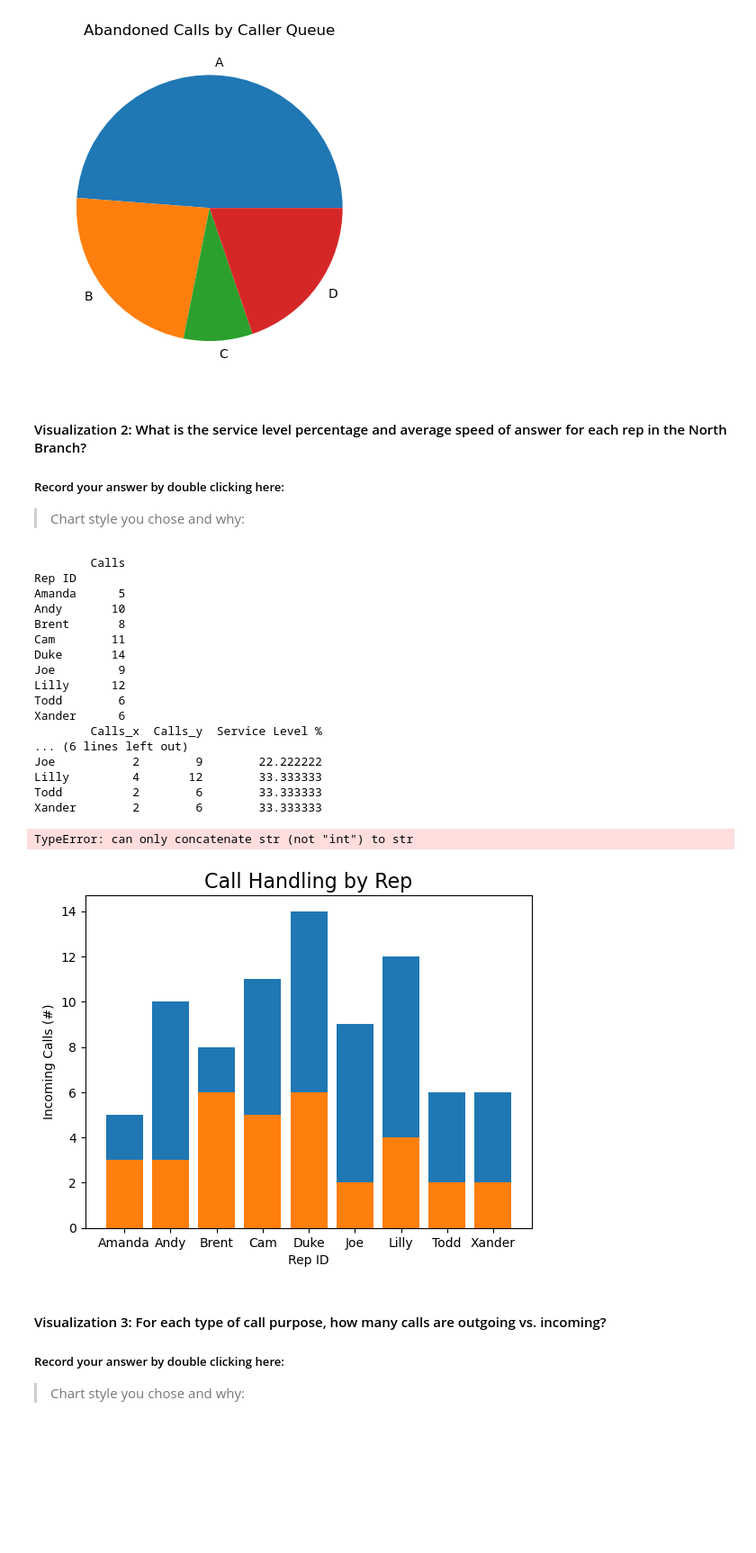
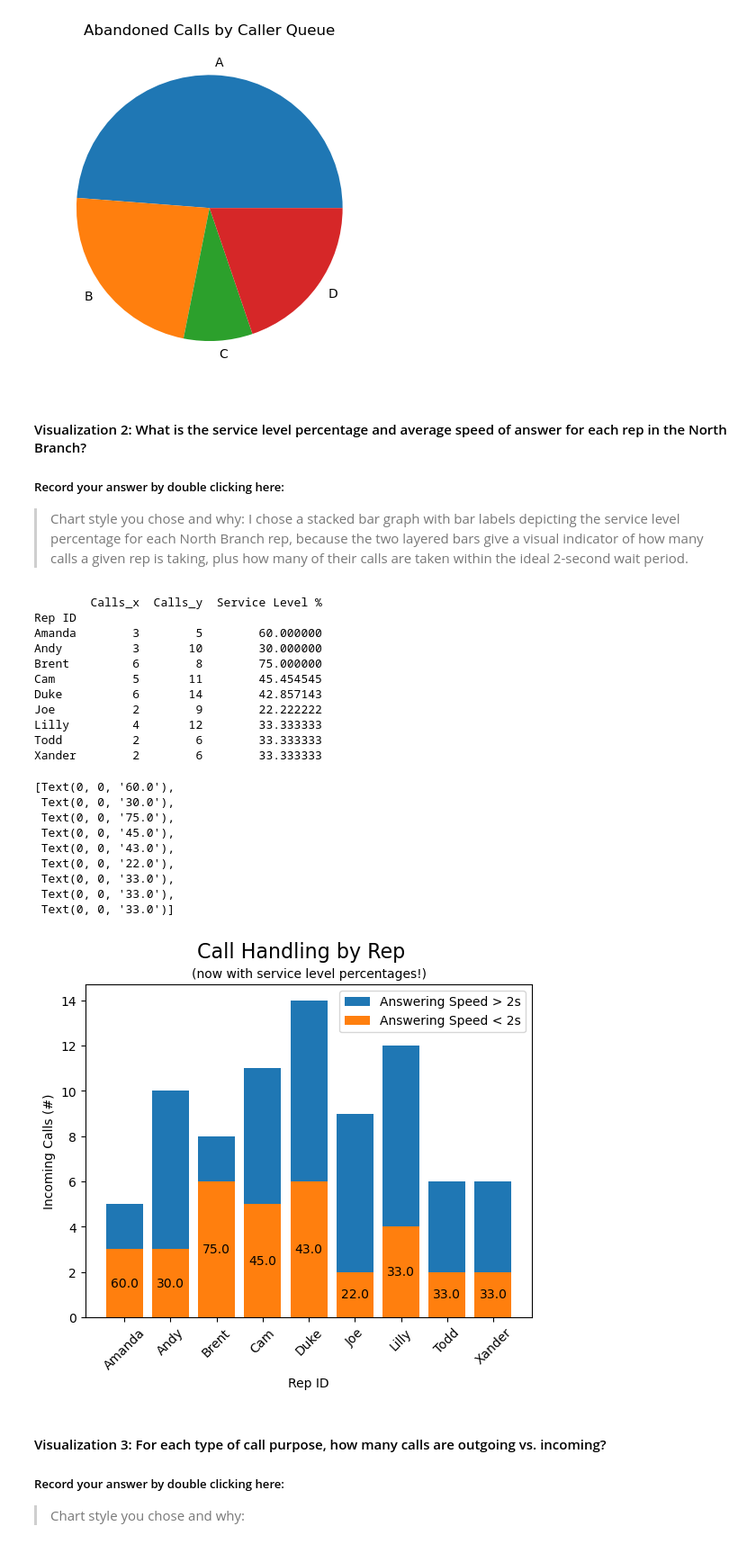
Before and after one commit to violet-phoenix/call-center-cleanup-assignment-Phx, a Jupyter notebook: Call_Center_Cleanup.ipynb, the cells around one changed output. Shown: that part at 90% size. Drawn from its saved outputs; the diff is of its cells as text; code cells hidden in the pictures; blank space fills up the shorter version.

Commit message:
added some plots in sns, figured out the royal pain that is CUSTOM PERCENTAGE LABELS (why did I decide I needed those again??

```diff
--- a/Call_Center_Cleanup.ipynb
+++ b/Call_Center_Cleanup.ipynb
@@ -502,7 +502,7 @@ Text(0.5, 1.0, 'Abandoned Calls by Caller Queue')
 #### Visualization 2: What is the service level percentage and average speed of answer for each rep in the North Branch?
 ##### Record your answer by double clicking here:
 
-> Chart style you chose and why:
+> Chart style you chose and why: I chose a stacked bar graph with bar labels depicting the service level percentage for each North Branch rep, because the two layered bars give a visual indicator of how many calls a given rep is taking, plus how many of their calls are taken within the ideal 2-second wait period.
 # %%
 # Create visualization 2 here
 # north_plt contains the data you need for the average speed of answer of each rep
@@ -520,7 +520,6 @@ quick_stats = quick_reps.groupby(["Rep ID"]).sum()  # Final Table
 total_calls_in = dfn[dfn["Incoming or Outgoing"] == "Incoming"]
 rep_calls = total_calls_in[["Rep ID", "Calls"]]
 total_stats = rep_calls.groupby(["Rep ID"]).sum() # Final Table
-print(total_stats)
 
 #  Table 3: Service Level Percentage created via merge
 service_level = pd.merge(quick_stats, total_stats, on="Rep ID")
@@ -528,39 +527,46 @@ service_level = pd.merge(quick_stats, total_stats, on="Rep ID")
 # Create Percentage Column in Table 3
 service_level["Service Level %"] = service_level["Calls_x"]/service_level["Calls_y"] * 100
 print(service_level)
-#Your Code Here:
-# stacked bar chart using sns
-fig, ax = plt.subplots()
-ax.bar(service_level.index, service_level['Calls_y'], label='Answering Speed > 2s')
-ax.bar(service_level.index, service_level['Calls_x'], label='Answering Speed < 2s')
-# service_level.plot(kind='bar', stacked=True)
-plt.title('Call Handling by Rep', fontsize=16)
-plt.xlabel('Rep ID') # identify the call rep
-plt.ylabel('Incoming Calls (#)') # the overall number of incoming calls
-for i in (service_level.count() - 1):
-    ax.text(service_level["Service Level %"][i], total + 4, round(total), ha='center', weight=bold)
-plt.xticks(rotation=45)
-plt.legend()
 # %% [output]
-        Calls
+        Calls_x  Calls_y  Service Level %
 Rep ID
-Amanda      5
-Andy       10
-Brent       8
-Cam        11
-Duke       14
-Joe         9
-Lilly      12
-Todd        6
-Xander      6
-        Calls_x  Calls_y  Service Level %
-... (6 lines left out)
+Amanda        3        5        60.000000
+Andy          3       10        30.000000
+Brent         6        8        75.000000
+Cam           5       11        45.454545
+Duke          6       14        42.857143
 Joe           2        9        22.222222
 Lilly         4       12        33.333333
 Todd          2        6        33.333333
 Xander        2        6        33.333333
-TypeError: can only concatenate str (not "int") to str
-[figure, removed]
+# %%
+#Your Code Here:
+# stacked bar chart with column labels for service level using plt
+fig, ax = plt.subplots(sharex='all', sharey='all')
+off_target = ax.bar(service_level.index,
+           service_level['Calls_y'],
+           label='Answering Speed > 2s')
+on_target = ax.bar(service_level.index,
+           service_level['Calls_x'],
+           label='Answering Speed < 2s')
+fig.suptitle('Call Handling by Rep: North Branch', fontsize=16)
+plt.title('(now with service level percentages!)', fontsize=10)
+plt.xlabel('Rep ID') # identify the call rep
+plt.ylabel('Incoming Calls (#)') # the overall number of incoming calls
+plt.xticks(rotation=45)
+plt.legend()
+ax.bar_label(on_target, labels = service_level['Service Level %'].round(), label_type = 'center')
+# %% [output]
+[Text(0, 0, '60.0'),
+ Text(0, 0, '30.0'),
+ Text(0, 0, '75.0'),
+ Text(0, 0, '45.0'),
+ Text(0, 0, '43.0'),
+ Text(0, 0, '22.0'),
+ Text(0, 0, '33.0'),
+ Text(0, 0, '33.0'),
+ Text(0, 0, '33.0')]
+[figure, added]
 # %% [markdown]
 #### Visualization 3: For each type of call purpose, how many calls are outgoing vs. incoming?
 ##### Record your answer by double clicking here:
```
Also changed, not shown: parts of 22 cells of this notebook.
